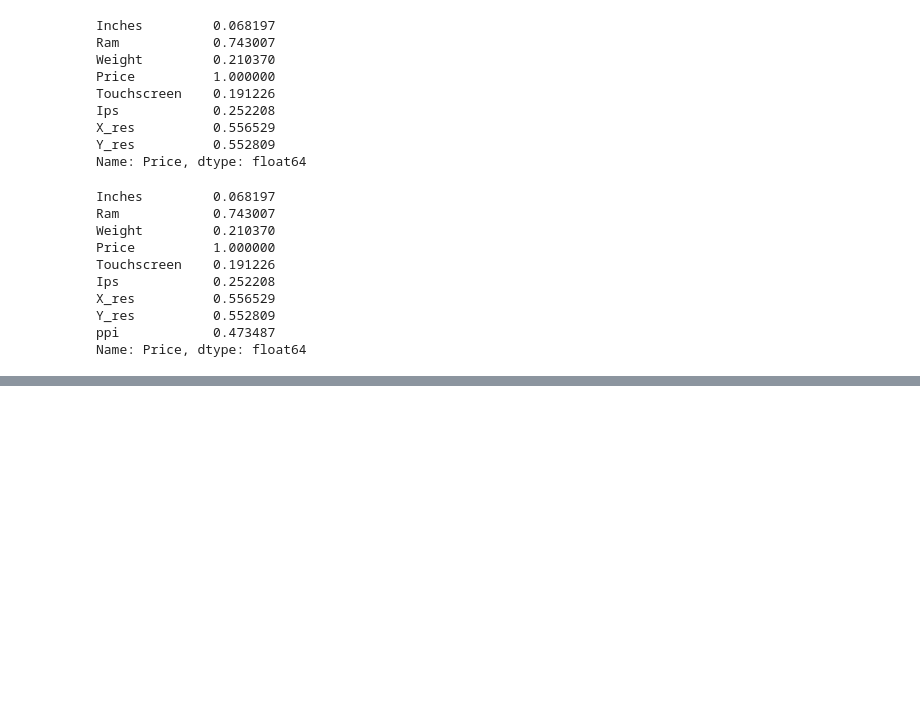
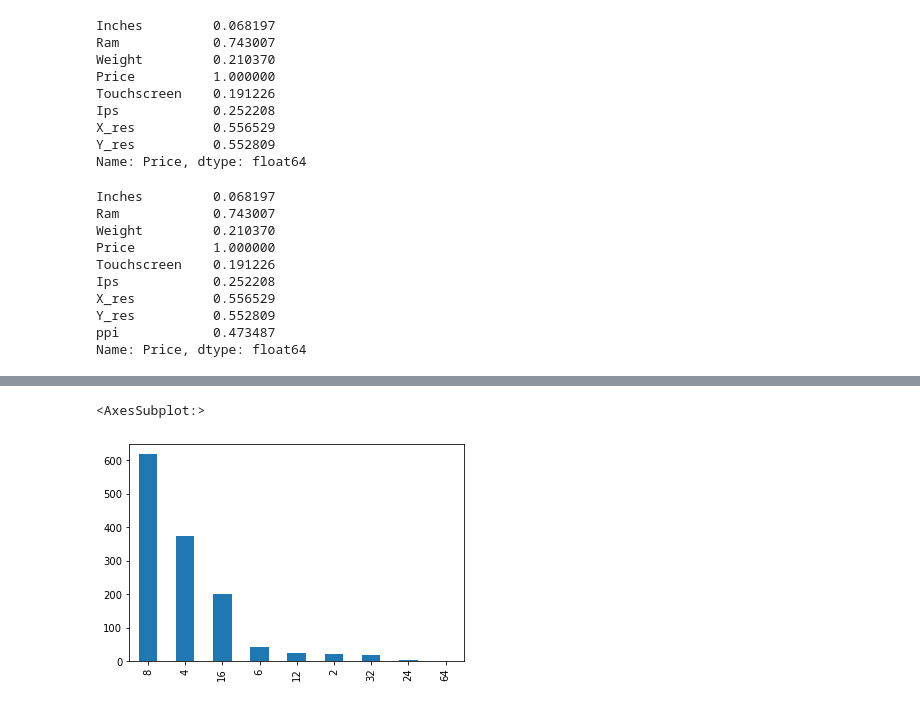
Before and after one commit to Asif26/Machine-learning-Projects, a Jupyter notebook: Laptop Price Predictor/Laptop Price Predictor.ipynb, the cells around one changed output, grey strips where cells are left out. Drawn from its saved outputs; the diff is of its cells as text; code cells hidden in the pictures; blank space fills up the shorter version.

```diff
--- a/Laptop Price Predictor/Laptop Price Predictor.ipynb
+++ b/Laptop Price Predictor/Laptop Price Predictor.ipynb
@@ -334,0 +389,2 @@ data.head()
+# %%
+data.drop(columns=["Cpu","cpu name"] ,inplace=True)
@@ -334,0 +400,5 @@ data.head()
+# %%
+data["Ram"].value_counts().plot(kind="bar")
+# %% [output]
+<AxesSubplot:>
+[figure, added]
```
Also changed, not shown: parts of 18 cells of this notebook.
